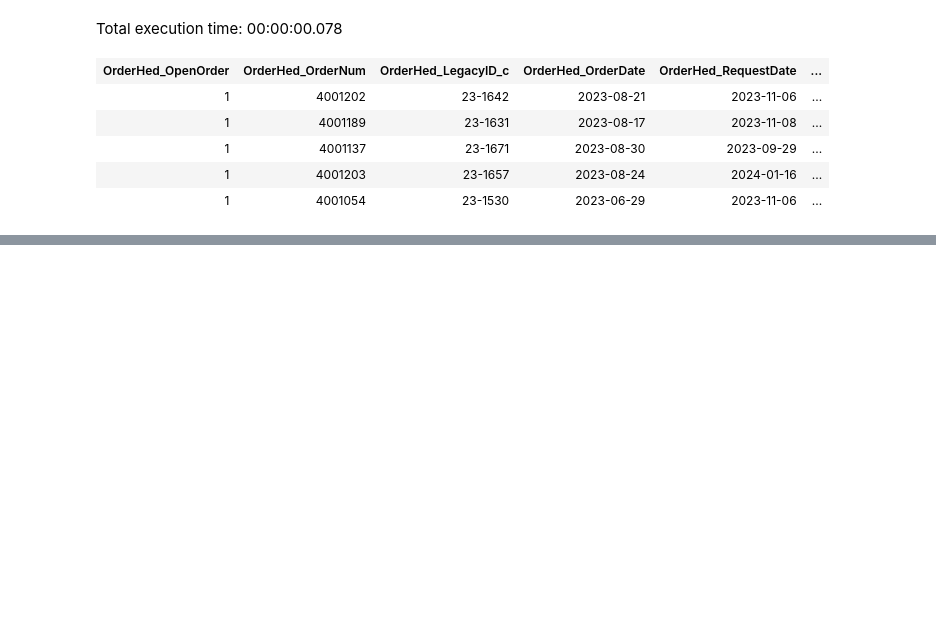
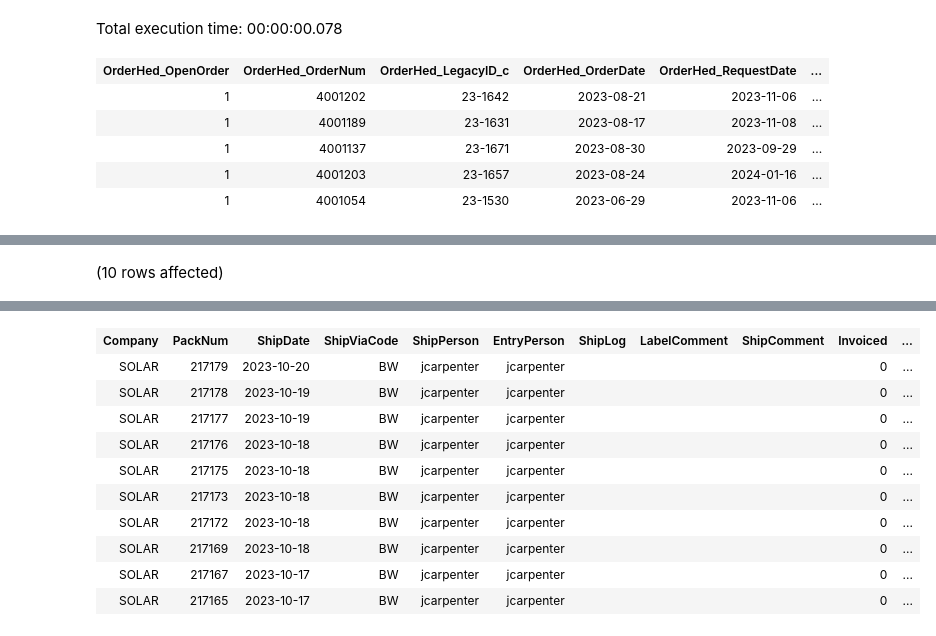
Before and after one commit to mdelisio/SQL-Scripts, a Jupyter notebook: Notebook-ebos order forecast.ipynb, the cells around one changed output, grey strips where cells are left out. Saved outputs shown, nothing was run; the diff lists cells and outputs as text; code cells hidden in the pictures; blank space fills up the shorter version.

Commit message:
Update ebos order forecasting

```diff
--- a/Notebook-ebos order forecast.ipynb
+++ b/Notebook-ebos order forecast.ipynb
@@ -110,0 +186,7 @@ Total execution time: 00:00:00.078
+# %%
+Select Top (10) *
+From erp.Shiphead
+Where Company = 'Solar'
+Order by ShipDate desc
+# %% [output]
+(10 rows affected)
@@ -110,0 +194,11 @@ Total execution time: 00:00:00.078
+| Company | PackNum | ShipDate | ShipViaCode | ShipPerson | EntryPerson | ShipLog | LabelComment | ShipComment | Invoiced | ... |
+| SOLAR | 217179 | 2023-10-20 | BW | jcarpenter | jcarpenter |  |  |  | 0 | ... |
+| SOLAR | 217178 | 2023-10-19 | BW | jcarpenter | jcarpenter |  |  |  | 0 | ... |
+| SOLAR | 217177 | 2023-10-19 | BW | jcarpenter | jcarpenter |  |  |  | 0 | ... |
+| SOLAR | 217176 | 2023-10-18 | BW | jcarpenter | jcarpenter |  |  |  | 0 | ... |
+| SOLAR | 217175 | 2023-10-18 | BW | jcarpenter | jcarpenter |  |  |  | 0 | ... |
+| SOLAR | 217173 | 2023-10-18 | BW | jcarpenter | jcarpenter |  |  |  | 0 | ... |
+| SOLAR | 217172 | 2023-10-18 | BW | jcarpenter | jcarpenter |  |  |  | 0 | ... |
+| SOLAR | 217169 | 2023-10-18 | BW | jcarpenter | jcarpenter |  |  |  | 0 | ... |
+| SOLAR | 217167 | 2023-10-17 | BW | jcarpenter | jcarpenter |  |  |  | 0 | ... |
+| SOLAR | 217165 | 2023-10-17 | BW | jcarpenter | jcarpenter |  |  |  | 0 | ... |
```
Also changed, not shown: parts of 4 cells of this notebook.
